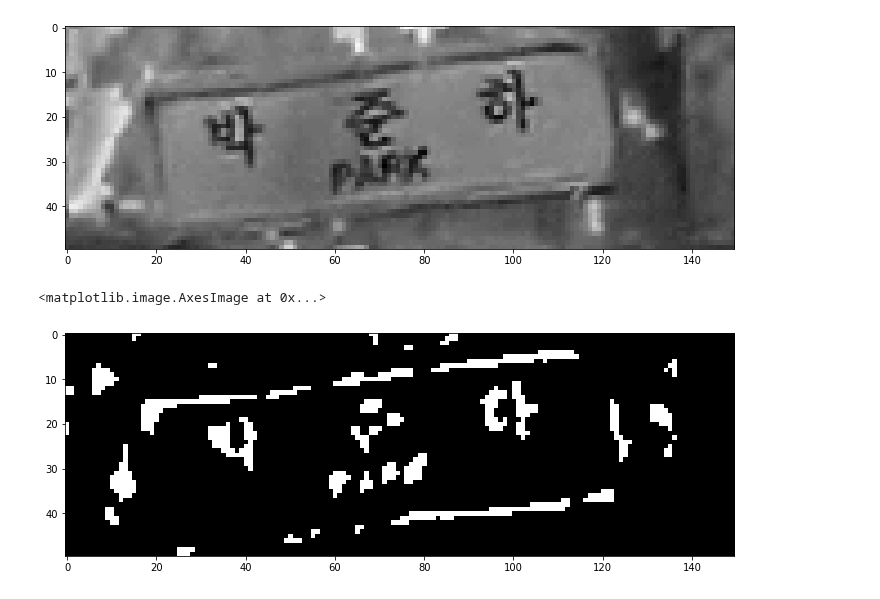
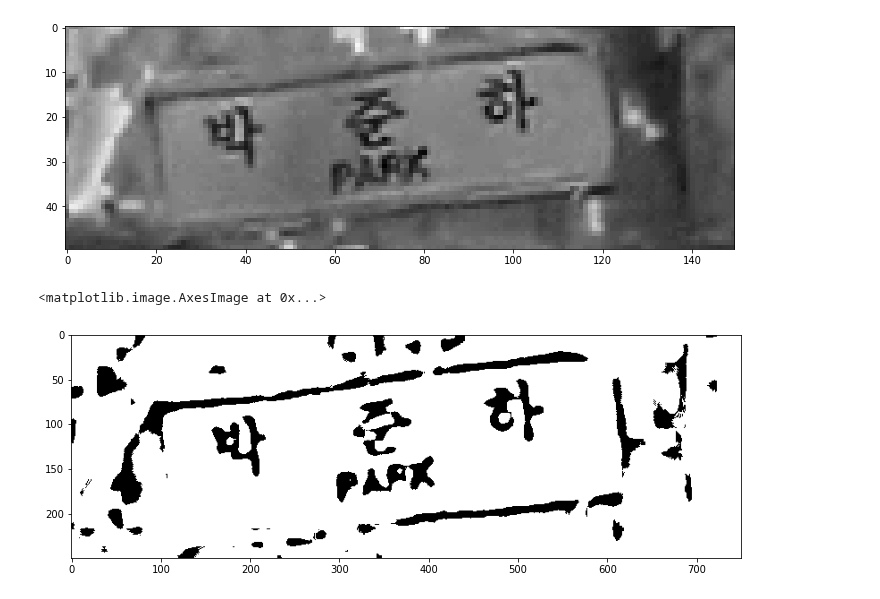
Before and after one commit to osamhack2020/IoT_COVID19-Detector_CO-vision, a Jupyter notebook: opencvtest/opencvtest.ipynb, the cells around one changed output. Drawn from its saved outputs; the diff is of its cells as text; code cells hidden in the pictures.

```diff
--- a/opencvtest/opencvtest.ipynb
+++ b/opencvtest/opencvtest.ipynb
@@ -41,20 +42,16 @@ plt.imshow(gray, cmap='gray')
 # %% [output]
 <matplotlib.image.AxesImage at 0x...>
 [figure]
-# %%
-img_blurred = cv2.GaussianBlur(gray, ksize=(5, 5), sigmaX=0)
-
-img_thresh = cv2.adaptiveThreshold(
-    img_blurred,
-    maxValue=255.0,
-    adaptiveMethod=cv2.ADAPTIVE_THRESH_GAUSSIAN_C,
-    thresholdType=cv2.THRESH_BINARY_INV,
-    blockSize=19,
-    C=9
-)
-
-plt.figure(figsize=(12, 10))
-plt.imshow(img_thresh, cmap='gray')
-# %% [output]
-<matplotlib.image.AxesImage at 0x...>
-[figure, removed]
+# %%
+#다른 방법
+
+img = img_ori[500:550, 50:200]
+
+img = cv2.resize(img, None, fx=5, fy=5)
+gray = cv2.cvtColor(img, cv2.COLOR_BGR2GRAY)
+adaptive_threshold = cv2.adaptiveThreshold(gray, 255, cv2.ADAPTIVE_THRESH_GAUSSIAN_C, cv2.THRESH_BINARY, 85, 7)
+plt.figure(figsize=(12, 10))
+plt.imshow(adaptive_threshold, cmap='gray')
+# %% [output]
+<matplotlib.image.AxesImage at 0x...>
+[figure, added]
```
Also changed, not shown: parts of 2 cells of this notebook.
